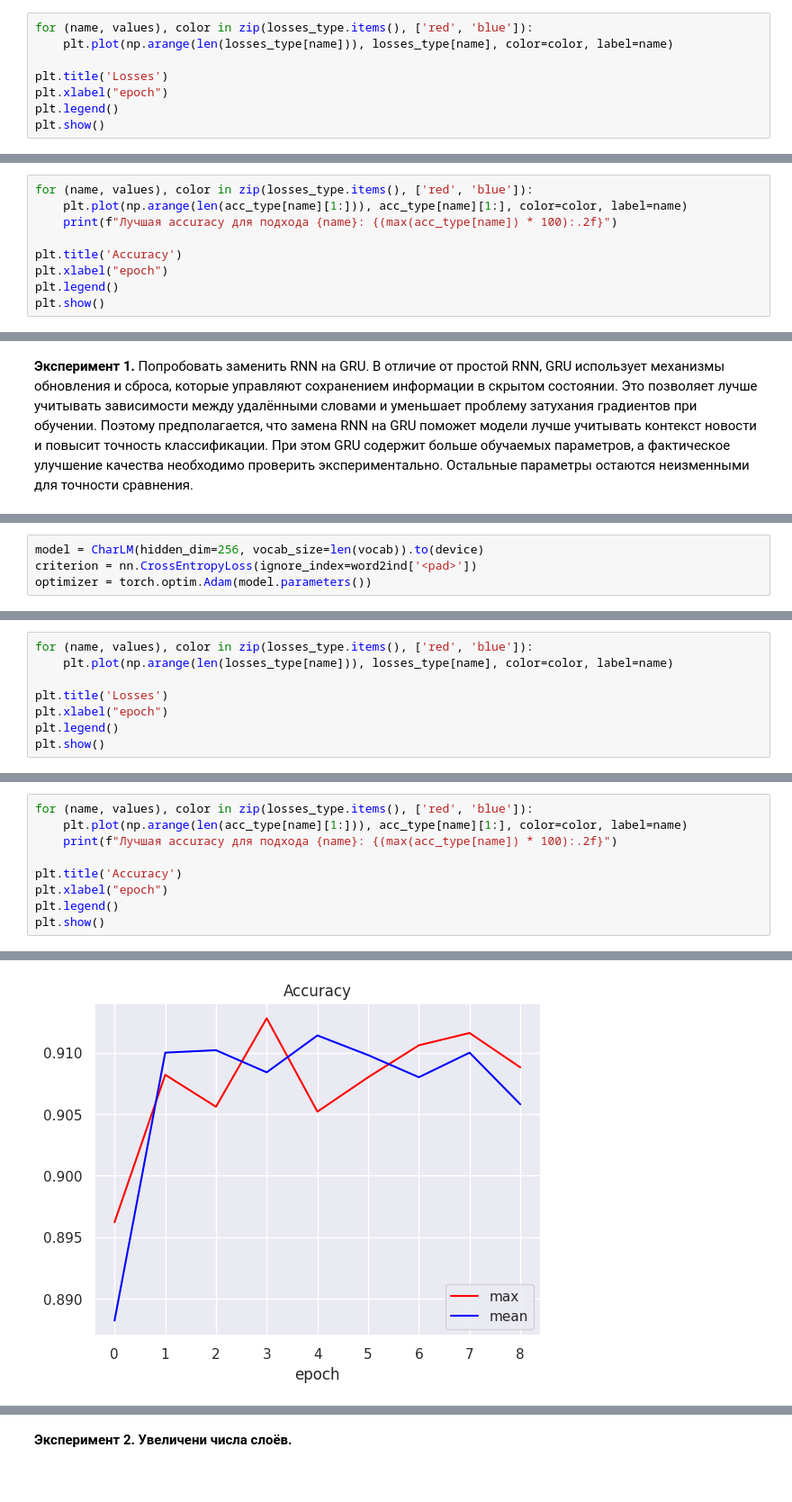
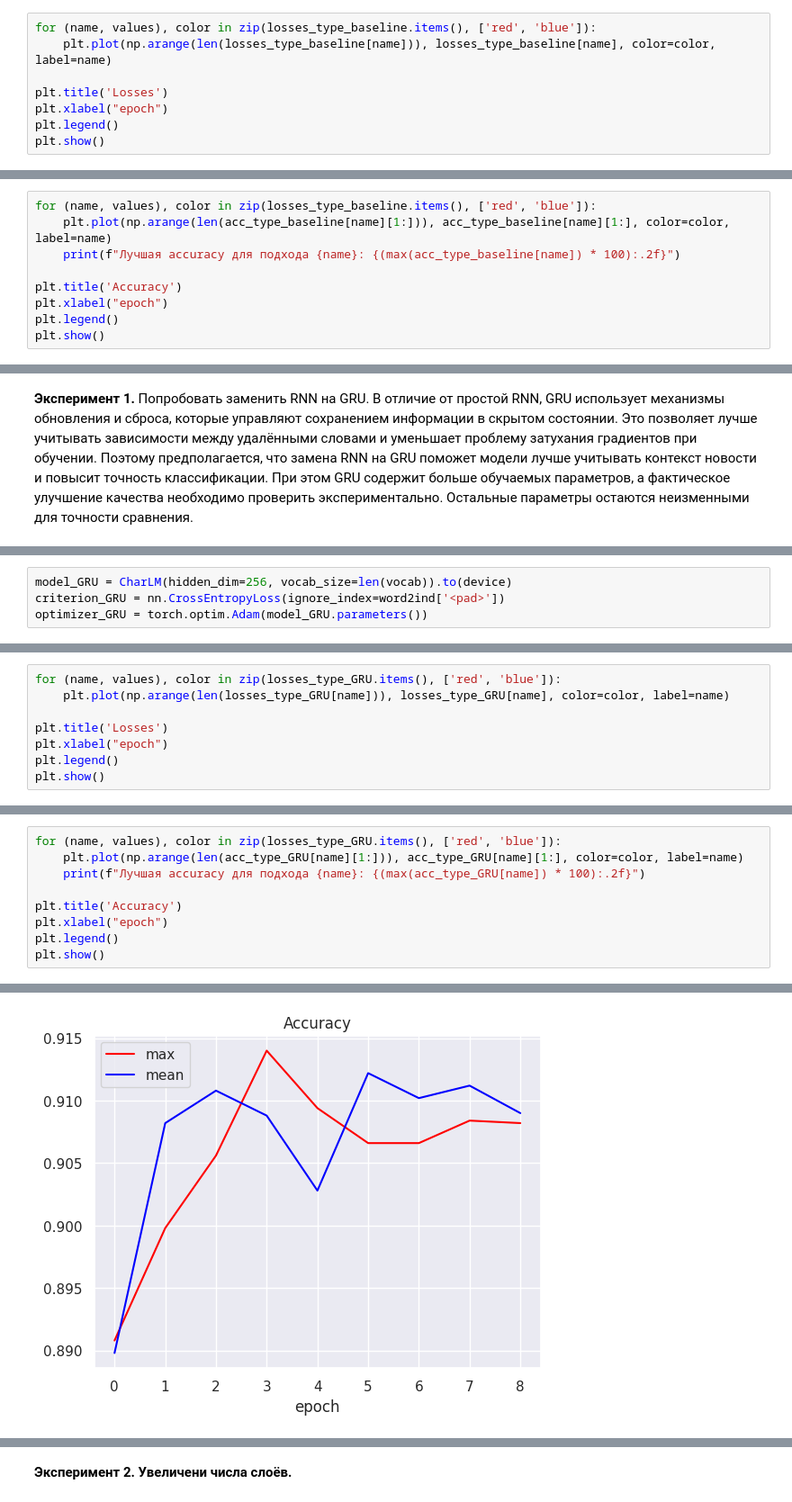
Before and after one commit to Mirphon/uspeh, a Jupyter notebook: week_02_RNN/Homework/hw_2_text_classification.ipynb, the cells around one changed output, grey strips where cells are left out. Shown at 90% size. Cells and saved outputs as stored; diff of their text form.

```diff
--- a/week_02_RNN/Homework/hw_2_text_classification.ipynb
+++ b/week_02_RNN/Homework/hw_2_text_classification.ipynb
@@ -303,8 +315,8 @@ for aggregation_type in ['max', 'mean']:
 Starting training for max
 Starting training for mean
 # %%
-for (name, values), color in zip(losses_type.items(), ['red', 'blue']):
-    plt.plot(np.arange(len(losses_type[name])), losses_type[name], color=color, label=name)
+for (name, values), color in zip(losses_type_baseline.items(), ['red', 'blue']):
+    plt.plot(np.arange(len(losses_type_baseline[name])), losses_type_baseline[name], color=color, label=name)
 
 plt.title('Losses')
 plt.xlabel("epoch")
@@ -315,7 +327,7 @@ plt.show()
 # %%
-for (name, values), color in zip(losses_type.items(), ['red', 'blue']):
-    plt.plot(np.arange(len(acc_type[name][1:])), acc_type[name][1:], color=color, label=name)
-    print(f"Лучшая accuracy для подхода {name}: {(max(acc_type[name]) * 100):.2f}")
+for (name, values), color in zip(losses_type_baseline.items(), ['red', 'blue']):
+    plt.plot(np.arange(len(acc_type_baseline[name][1:])), acc_type_baseline[name][1:], color=color, label=name)
+    print(f"Лучшая accuracy для подхода {name}: {(max(acc_type_baseline[name]) * 100):.2f}")
 
 plt.title('Accuracy')
 plt.xlabel("epoch")
@@ -370,7 +382,7 @@ class CharLM(nn.Module):
 
         return prediction
 # %%
-model = CharLM(hidden_dim=256, vocab_size=len(vocab)).to(device)
-criterion = nn.CrossEntropyLoss(ignore_index=word2ind['<pad>'])
-optimizer = torch.optim.Adam(model.parameters())
+model_GRU = CharLM(hidden_dim=256, vocab_size=len(vocab)).to(device)
+criterion_GRU = nn.CrossEntropyLoss(ignore_index=word2ind['<pad>'])
+optimizer_GRU = torch.optim.Adam(model_GRU.parameters())
 # %%
@@ -415,8 +427,8 @@ for aggregation_type in ['max', 'mean']:
 Starting training for max
 Starting training for mean
 # %%
-for (name, values), color in zip(losses_type.items(), ['red', 'blue']):
-    plt.plot(np.arange(len(losses_type[name])), losses_type[name], color=color, label=name)
+for (name, values), color in zip(losses_type_GRU.items(), ['red', 'blue']):
+    plt.plot(np.arange(len(losses_type_GRU[name])), losses_type_GRU[name], color=color, label=name)
 
 plt.title('Losses')
 plt.xlabel("epoch")
@@ -427,7 +439,7 @@ plt.show()
 # %%
-for (name, values), color in zip(losses_type.items(), ['red', 'blue']):
-    plt.plot(np.arange(len(acc_type[name][1:])), acc_type[name][1:], color=color, label=name)
-    print(f"Лучшая accuracy для подхода {name}: {(max(acc_type[name]) * 100):.2f}")
+for (name, values), color in zip(losses_type_GRU.items(), ['red', 'blue']):
+    plt.plot(np.arange(len(acc_type_GRU[name][1:])), acc_type_GRU[name][1:], color=color, label=name)
+    print(f"Лучшая accuracy для подхода {name}: {(max(acc_type_GRU[name]) * 100):.2f}")
 
 plt.title('Accuracy')
 plt.xlabel("epoch")
@@ -439,2 +451,2 @@ plt.show()
-[figure, old version]
+[figure, new version]
 # %% [markdown]
```
Also changed, not shown: parts of 32 cells of this notebook.
